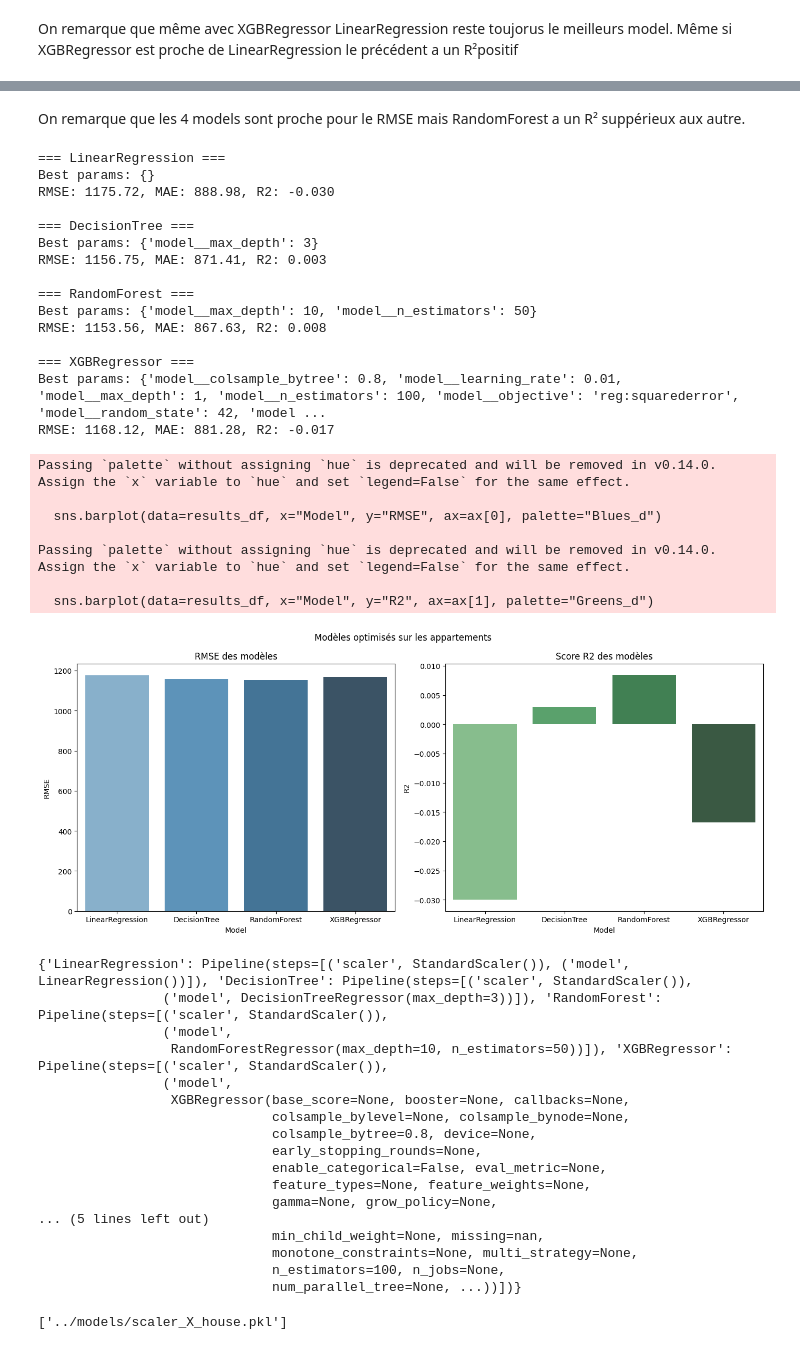
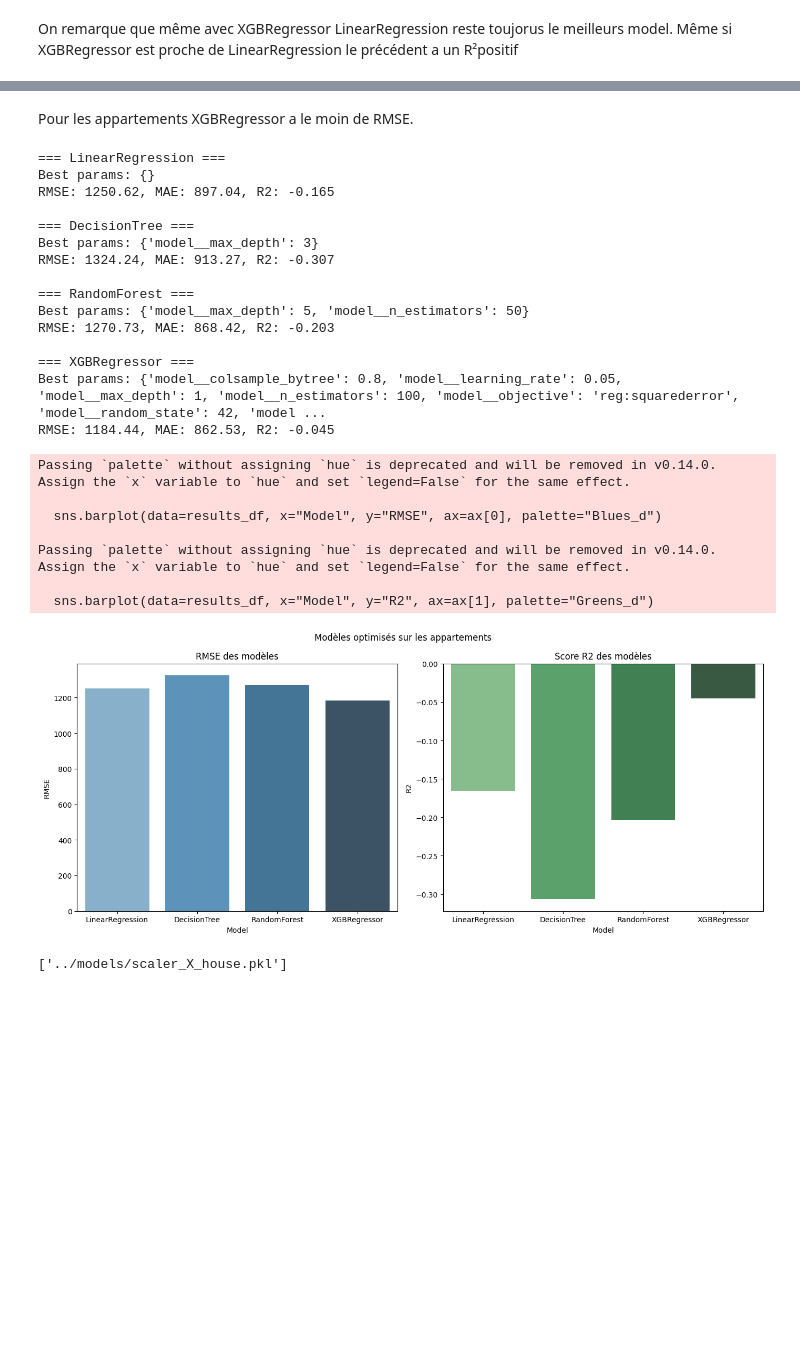
Before and after one commit to sayana-project/immoprice_api, a Jupyter notebook: notebooks/p1_lille.ipynb, the cells around one changed output, grey strips where cells are left out. Cells and saved outputs as stored; diff of their text form; code cells hidden in the pictures; blank space fills up the shorter version.

```diff
--- a/notebooks/p1_lille.ipynb
+++ b/notebooks/p1_lille.ipynb
@@ -744,54 +742,37 @@ Passing `palette` without assigning `hue` is deprecated and will be removed in v
 # %% [markdown]
-On remarque que les 4 models sont proche pour le RMSE mais RandomForest a un R² suppérieux aux autre.
+Pour les appartements XGBRegressor a le moin de RMSE.
 # %%
-features_apartment = ["Nombre de lots"]
+features_apartment = ["Nombre de lots","Surface reelle bati"]
 results_apartment, models_apartment = run_gridsearch_pipeline2(
     df=df_apartment,
     features=features_apartment,
     target="prix_m2",
     title="Modèles optimisés sur les appartements"
 )
 # %% [output]
 === LinearRegression ===
 Best params: {}
-RMSE: 1175.72, MAE: 888.98, R2: -0.030
+RMSE: 1250.62, MAE: 897.04, R2: -0.165
 
 === DecisionTree ===
 Best params: {'model__max_depth': 3}
-RMSE: 1156.75, MAE: 871.41, R2: 0.003
+RMSE: 1324.24, MAE: 913.27, R2: -0.307
 
 === RandomForest ===
-Best params: {'model__max_depth': 10, 'model__n_estimators': 50}
-RMSE: 1153.56, MAE: 867.63, R2: 0.008
+Best params: {'model__max_depth': 5, 'model__n_estimators': 50}
+RMSE: 1270.73, MAE: 868.42, R2: -0.203
 
 === XGBRegressor ===
-Best params: {'model__colsample_bytree': 0.8, 'model__learning_rate': 0.01, 'model__max_depth': 1, 'model__n_estimators': 100, 'model__objective': 'reg:squarederror', 'model__random_state': 42, 'model ...
-RMSE: 1168.12, MAE: 881.28, R2: -0.017
+Best params: {'model__colsample_bytree': 0.8, 'model__learning_rate': 0.05, 'model__max_depth': 1, 'model__n_estimators': 100, 'model__objective': 'reg:squarederror', 'model__random_state': 42, 'model ...
+RMSE: 1184.44, MAE: 862.53, R2: -0.045
 Passing `palette` without assigning `hue` is deprecated and will be removed in v0.14.0. Assign the `x` variable to `hue` and set `legend=False` for the same effect.
 
   sns.barplot(data=results_df, x="Model", y="RMSE", ax=ax[0], palette="Blues_d")
 
 Passing `palette` without assigning `hue` is deprecated and will be removed in v0.14.0. Assign the `x` variable to `hue` and set `legend=False` for the same effect.
 
   sns.barplot(data=results_df, x="Model", y="R2", ax=ax[1], palette="Greens_d")
-[figure, old version]
+[figure, new version]
-{'LinearRegression': Pipeline(steps=[('scaler', StandardScaler()), ('model', LinearRegression())]), 'DecisionTree': Pipeline(steps=[('scaler', StandardScaler()),
-                ('model', DecisionTreeRegressor(max_depth=3))]), 'RandomForest': Pipeline(steps=[('scaler', StandardScaler()),
-                ('model',
-                 RandomForestRegressor(max_depth=10, n_estimators=50))]), 'XGBRegressor': Pipeline(steps=[('scaler', StandardScaler()),
-                ('model',
-                 XGBRegressor(base_score=None, booster=None, callbacks=None,
-                              colsample_bylevel=None, colsample_bynode=None,
-                              colsample_bytree=0.8, device=None,
-                              early_stopping_rounds=None,
-                              enable_categorical=False, eval_metric=None,
-                              feature_types=None, feature_weights=None,
-                              gamma=None, grow_policy=None,
-... (5 lines left out)
-                              min_child_weight=None, missing=nan,
-                              monotone_constraints=None, multi_strategy=None,
-                              n_estimators=100, n_jobs=None,
-                              num_parallel_tree=None, ...))])}
 # %%
 #export model pour maison
 best_model_name = "LinearRegression"
```
Also changed, not shown: parts of 9 cells of this notebook, 26 other files.
